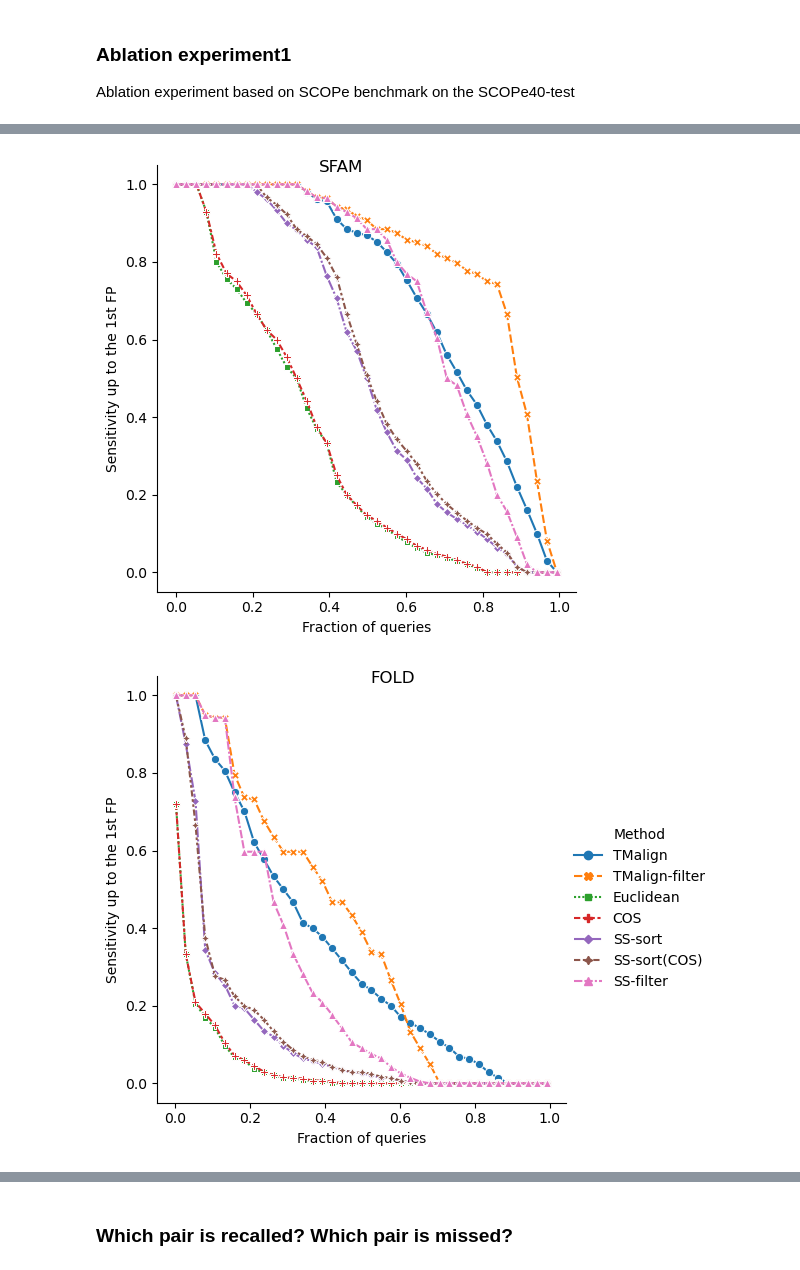
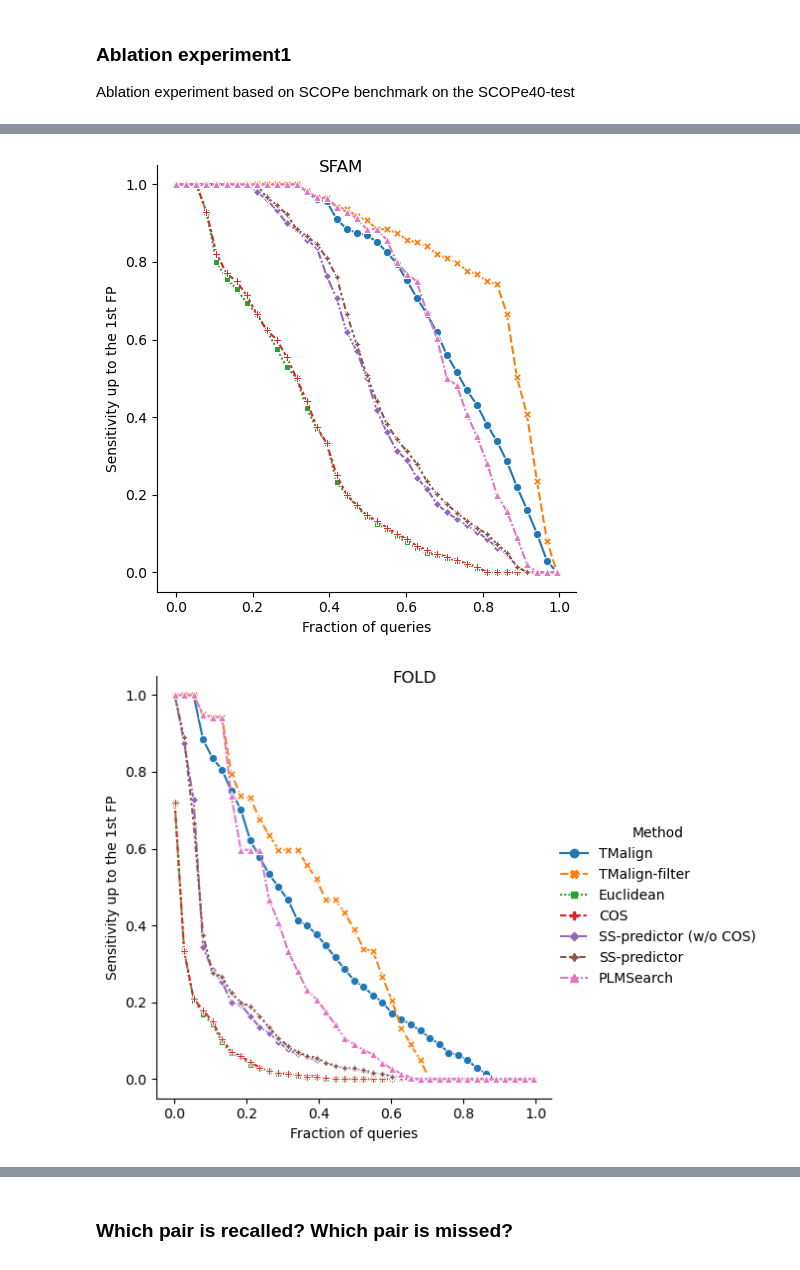
Before and after one commit to maovshao/PLMSearch, a Jupyter notebook: main.ipynb, the cells around one changed output, grey strips where cells are left out. Drawn from its saved outputs; the diff is of its cells as text; code cells hidden in the pictures.

```diff
--- a/main.ipynb
+++ b/main.ipynb
@@ -222,21 +222,21 @@ Ablation experiment based on SCOPe benchmark on the SCOPe40-test
 # %%
 """
 Created on 2021/12/28
 @author liuwei
 """
 import sys
-sys.path.append("./ss_filter/")
-from ss_filter.ss_filter_util.statistics_util import scop_roc
+sys.path.append("./plmsearch/")
+from plmsearch.plmsearch_util.statistics_util import scop_roc
 
 # Ablation1, scope roc
-alnresult_dir = "./ss_filter_data/scope_test/rocx/"
-methods_filename_list = ["tmaln.rocx", "tmaln_filter.rocx", "mse.rocx", "cos.rocx", "ss_sort.rocx", "ss_sort_cos.rocx", "ss_filter.rocx"]
+alnresult_dir = "./plmsearch_data/scope_test/rocx/"
+methods_filename_list = ["tmaln.rocx", "tmaln_filter.rocx", "mse.rocx", "cos.rocx", "ss_predictor_without_cos.rocx", "ss_predictor.rocx", "plmsearch.rocx"]
 roc_plot_name = "./scientist_figures/scop_roc_ablation"
-methods_name_list = ["TMalign", "TMalign-filter", "Euclidean", "COS", "SS-sort", "SS-sort(COS)", "SS-filter"]
+methods_name_list = ["TMalign", "TMalign-filter", "Euclidean", "COS", "SS-predictor (w/o COS)", "SS-predictor", "PLMSearch"]
 scop_roc(alnresult_dir, methods_filename_list, roc_plot_name, methods_name_list)
 # %% [output]
 [figure]
 [figure]
-[figure, old version]
+[figure, new version]
 # %% [markdown]
 ### Ablation experiment2
```
Also changed, not shown: parts of 12 cells of this notebook, 54 other files.
